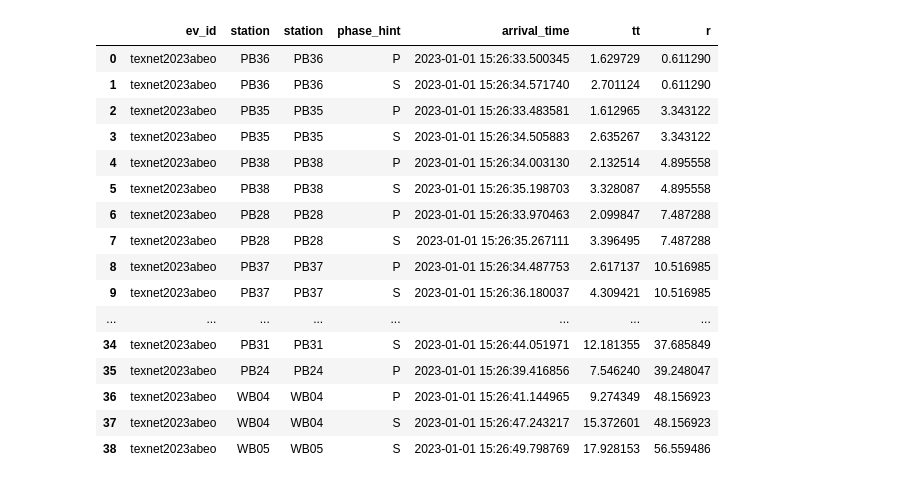
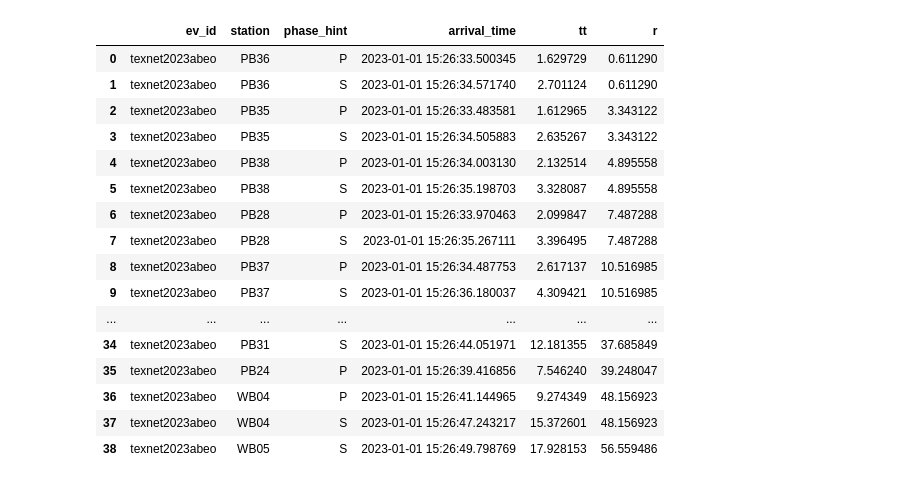
Before and after one commit to ecastillot/delaware, a Jupyter notebook: 10102024/script/pso/note_pso_depth.ipynb, the cells around one changed output. Drawn from its saved outputs; the diff is of its cells as text; code cells hidden in the pictures.

```diff
--- a/10102024/script/pso/note_pso_depth.ipynb
+++ b/10102024/script/pso/note_pso_depth.ipynb
@@ -16,7 +16,7 @@ cat,picks,mag = client.get_custom_events(
                         minlongitude=region[0], maxlongitude=region[1],
                         includeallorigins=True,
                         starttime=UTCDateTime(f"2023-01-01 15:26:30"),
-                        endtime=UTCDateTime("2023-01-01 15:26:32"))
+                        endtime=UTCDateTime("2023-01-31 15:26:32"))
 columns = []
 
 cat.columns = cat.columns.get_level_values(1)
@@ -56,7 +38,9 @@ stations_path = "/home/emmanuel/ecastillo/dev/delaware/10102024/data/stations/st
 stations = pd.read_csv(stations_path)
 stations_columns = ["network","station","latitude","longitude","elevation","x[km]","y[km]"]
 
-picks_sta = pd.merge(picks,stations,on=["network","station"])
-picks_sta = picks_sta[picks_columns+stations_columns]
+picks_sta = pd.merge(picks,stations,on=["network","station"],how="inner")
+new_cols = stations_columns
+new_cols.remove("station")
+picks_sta = picks_sta[picks_columns+new_cols]
 picks_sta[0:10]
 # %% [output]
@@ -99,52 +83,52 @@ def get_distance_in_dataframe(data: pd.DataFrame, lat1_name: str, lon1_name: str
     - lat1_name (str): Name of the column containing the first set of latitudes.
     - lon1_name (str): Name of the column containing the first set of longitudes.
     - lat2_name (str): Name of the column containing the second set of latitudes.
     - lon2_name (str): Name of the column containing the second set of longitudes.
     - columns (list): Default:None means 'r','az','baz'. 3d List representing distance, azimuth y back azimuth
 
     Returns:
     - pd.DataFrame: DataFrame with additional columns 'r', 'az', 'baz' representing distance (in km),
       azimuth (degrees clockwise from north), and back azimuth (degrees clockwise from south), respectively.
     """
     if data.empty:
         return data
 
     data = data.reset_index(drop=True)
     computing_r = lambda x: gps2dist_azimuth(x[lat1_name], x[lon1_name],
                                              x[lat2_name], x[lon2_name])
     r = data.apply(computing_r, axis=1)
 
     if columns is None:
         columns = ["r", "az", "baz"]
 
     data[columns] = pd.DataFrame(r.tolist(), index=data.index)
     data[columns[0]] = data[columns[0]] / 1e3
     return data
 
-picks_ready = get_distance_in_dataframe(data=picks_eq,lat1_name="latitude",
+picks_r_tt = get_distance_in_dataframe(data=picks_eq,lat1_name="latitude",
                                          lon1_name="longitude",lat2_name="eq_latitude",
                                          lon2_name="eq_longitude")
 
-picks_ready["tt"] = picks_ready["arrival_time"] - picks_ready["origin_time"]
-picks_ready["tt"] = picks_ready["tt"].dt.total_seconds()
+picks_r_tt["tt"] = picks_r_tt["arrival_time"] - picks_r_tt["origin_time"]
+picks_r_tt["tt"] = picks_r_tt["tt"].dt.total_seconds()
 
-picks_ready = picks_ready[picks_columns+["tt","r"]]
-picks_ready
+picks_r_tt = picks_r_tt[picks_columns+["tt","r"]]
+picks_r_tt
 # %% [output]
-|  | ev_id | station | station | phase_hint | arrival_time | tt | r |
-| 0 | texnet2023abeo | PB36 | PB36 | P | 2023-01-01 15:26:33.500345 | 1.629729 | 0.611290 |
-| 1 | texnet2023abeo | PB36 | PB36 | S | 2023-01-01 15:26:34.571740 | 2.701124 | 0.611290 |
-| 2 | texnet2023abeo | PB35 | PB35 | P | 2023-01-01 15:26:33.483581 | 1.612965 | 3.343122 |
-| 3 | texnet2023abeo | PB35 | PB35 | S | 2023-01-01 15:26:34.505883 | 2.635267 | 3.343122 |
-| 4 | texnet2023abeo | PB38 | PB38 | P | 2023-01-01 15:26:34.003130 | 2.132514 | 4.895558 |
-| 5 | texnet2023abeo | PB38 | PB38 | S | 2023-01-01 15:26:35.198703 | 3.328087 | 4.895558 |
-| 6 | texnet2023abeo | PB28 | PB28 | P | 2023-01-01 15:26:33.970463 | 2.099847 | 7.487288 |
-| 7 | texnet2023abeo | PB28 | PB28 | S | 2023-01-01 15:26:35.267111 | 3.396495 | 7.487288 |
-| 8 | texnet2023abeo | PB37 | PB37 | P | 2023-01-01 15:26:34.487753 | 2.617137 | 10.516985 |
-| 9 | texnet2023abeo | PB37 | PB37 | S | 2023-01-01 15:26:36.180037 | 4.309421 | 10.516985 |
-| ... | ... | ... | ... | ... | ... | ... | ... |
-| 34 | texnet2023abeo | PB31 | PB31 | S | 2023-01-01 15:26:44.051971 | 12.181355 | 37.685849 |
-| 35 | texnet2023abeo | PB24 | PB24 | P | 2023-01-01 15:26:39.416856 | 7.546240 | 39.248047 |
-| 36 | texnet2023abeo | WB04 | WB04 | P | 2023-01-01 15:26:41.144965 | 9.274349 | 48.156923 |
-| 37 | texnet2023abeo | WB04 | WB04 | S | 2023-01-01 15:26:47.243217 | 15.372601 | 48.156923 |
-| 38 | texnet2023abeo | WB05 | WB05 | S | 2023-01-01 15:26:49.798769 | 17.928153 | 56.559486 |
+|  | ev_id | station | phase_hint | arrival_time | tt | r |
+| 0 | texnet2023abeo | PB36 | P | 2023-01-01 15:26:33.500345 | 1.629729 | 0.611290 |
+| 1 | texnet2023abeo | PB36 | S | 2023-01-01 15:26:34.571740 | 2.701124 | 0.611290 |
+| 2 | texnet2023abeo | PB35 | P | 2023-01-01 15:26:33.483581 | 1.612965 | 3.343122 |
+| 3 | texnet2023abeo | PB35 | S | 2023-01-01 15:26:34.505883 | 2.635267 | 3.343122 |
+| 4 | texnet2023abeo | PB38 | P | 2023-01-01 15:26:34.003130 | 2.132514 | 4.895558 |
+| 5 | texnet2023abeo | PB38 | S | 2023-01-01 15:26:35.198703 | 3.328087 | 4.895558 |
+| 6 | texnet2023abeo | PB28 | P | 2023-01-01 15:26:33.970463 | 2.099847 | 7.487288 |
+| 7 | texnet2023abeo | PB28 | S | 2023-01-01 15:26:35.267111 | 3.396495 | 7.487288 |
+| 8 | texnet2023abeo | PB37 | P | 2023-01-01 15:26:34.487753 | 2.617137 | 10.516985 |
+| 9 | texnet2023abeo | PB37 | S | 2023-01-01 15:26:36.180037 | 4.309421 | 10.516985 |
+| ... | ... | ... | ... | ... | ... | ... |
+| 34 | texnet2023abeo | PB31 | S | 2023-01-01 15:26:44.051971 | 12.181355 | 37.685849 |
+| 35 | texnet2023abeo | PB24 | P | 2023-01-01 15:26:39.416856 | 7.546240 | 39.248047 |
+| 36 | texnet2023abeo | WB04 | P | 2023-01-01 15:26:41.144965 | 9.274349 | 48.156923 |
+| 37 | texnet2023abeo | WB04 | S | 2023-01-01 15:26:47.243217 | 15.372601 | 48.156923 |
+| 38 | texnet2023abeo | WB05 | S | 2023-01-01 15:26:49.798769 | 17.928153 | 56.559486 |
```
Also changed, not shown: parts of 7 cells of this notebook.
